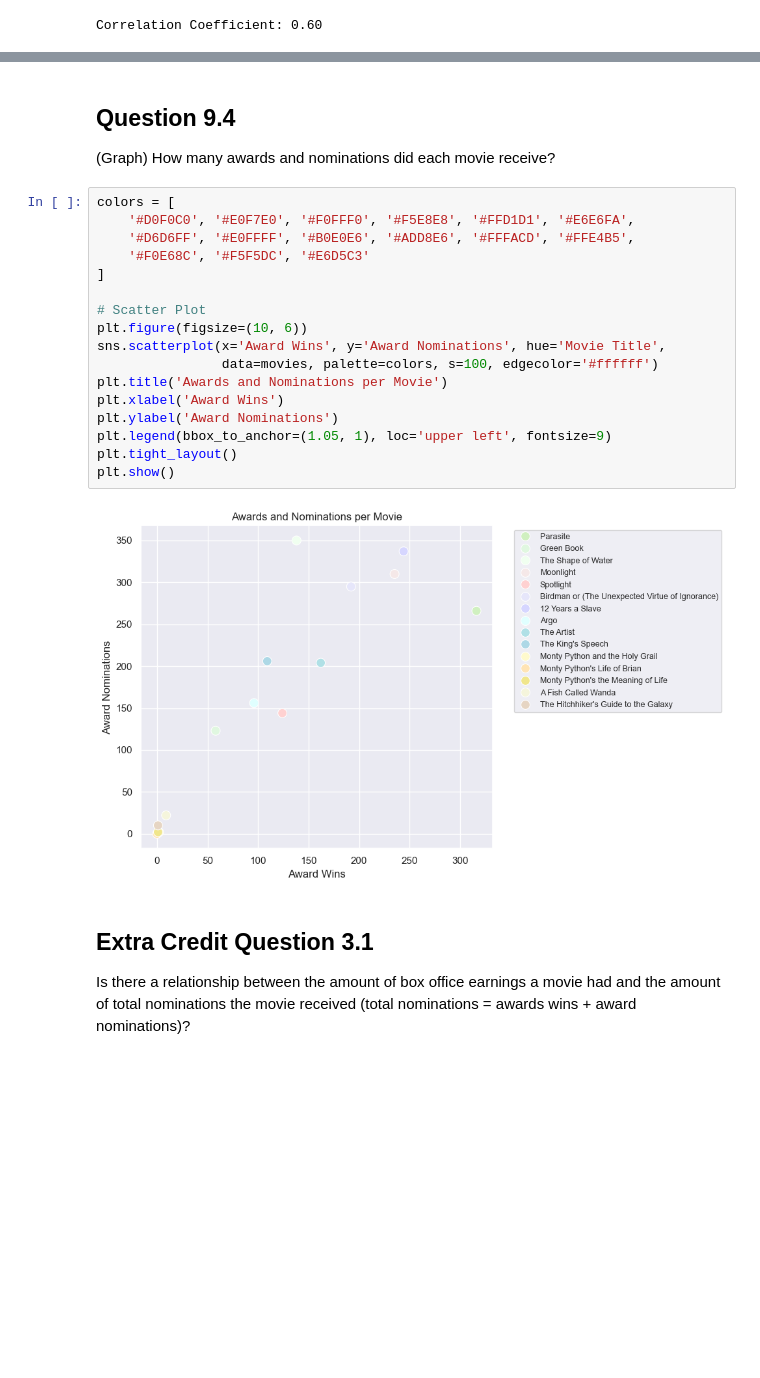
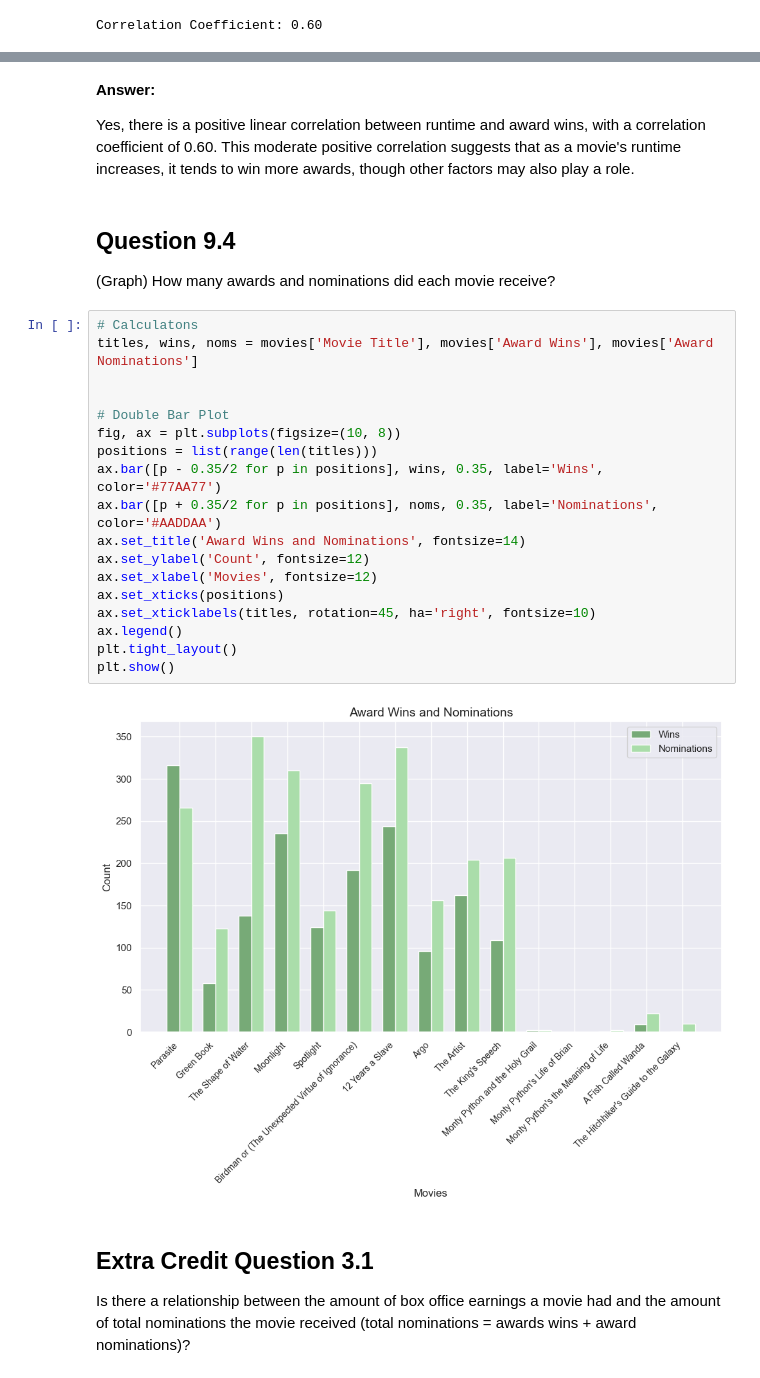
Before and after one commit to dtoshm/data_project_eight, a Jupyter notebook: movie_analysis.ipynb, the cells around one changed output, grey strips where cells are left out. Cells and saved outputs as stored; diff of their text form; blank space fills up the shorter version.

```diff
--- a/movie_analysis.ipynb
+++ b/movie_analysis.ipynb
@@ -90,25 +65,30 @@ Runtime and Award Wins have a
+# %% [markdown]
+**Answer:**
+
+Yes, there is a positive linear correlation between runtime and award wins, with a correlation coefficient of 0.60. This moderate positive correlation suggests that as a movie's runtime increases, it tends to win more awards, though other factors may also play a role.
 # %% [markdown]
 ## Question 9.4
 (Graph) How many awards and nominations did each movie receive?
-# %%
-colors = [
-    '#D0F0C0', '#E0F7E0', '#F0FFF0', '#F5E8E8', '#FFD1D1', '#E6E6FA',
-    '#D6D6FF', '#E0FFFF', '#B0E0E6', '#ADD8E6', '#FFFACD', '#FFE4B5',
-    '#F0E68C', '#F5F5DC', '#E6D5C3'
-]
-
-# Scatter Plot
-plt.figure(figsize=(10, 6))
-sns.scatterplot(x='Award Wins', y='Award Nominations', hue='Movie Title',
-                data=movies, palette=colors, s=100, edgecolor='#ffffff')
-plt.title('Awards and Nominations per Movie')
-plt.xlabel('Award Wins')
-plt.ylabel('Award Nominations')
-plt.legend(bbox_to_anchor=(1.05, 1), loc='upper left', fontsize=9)
-plt.tight_layout()
-plt.show()
-# %% [output]
-[figure, removed]
+# %%
+# Calculatons
+titles, wins, noms = movies['Movie Title'], movies['Award Wins'], movies['Award Nominations']
+
+
+# Double Bar Plot
+fig, ax = plt.subplots(figsize=(10, 8))
+positions = list(range(len(titles)))
+ax.bar([p - 0.35/2 for p in positions], wins, 0.35, label='Wins', color='#77AA77')
+ax.bar([p + 0.35/2 for p in positions], noms, 0.35, label='Nominations', color='#AADDAA')
+ax.set_title('Award Wins and Nominations', fontsize=14)
+ax.set_ylabel('Count', fontsize=12)
+ax.set_xlabel('Movies', fontsize=12)
+ax.set_xticks(positions)
+ax.set_xticklabels(titles, rotation=45, ha='right', fontsize=10)
+ax.legend()
+plt.tight_layout()
+plt.show()
+# %% [output]
+[figure, added]
 # %% [markdown]
 ## Extra Credit Question 3.1
 Is there a relationship between the amount of box office earnings a movie had and the amount of total nominations the movie received (total nominations = awards wins + award nominations)?
```
Also changed, not shown: parts of 8 cells of this notebook, 1 other file.
